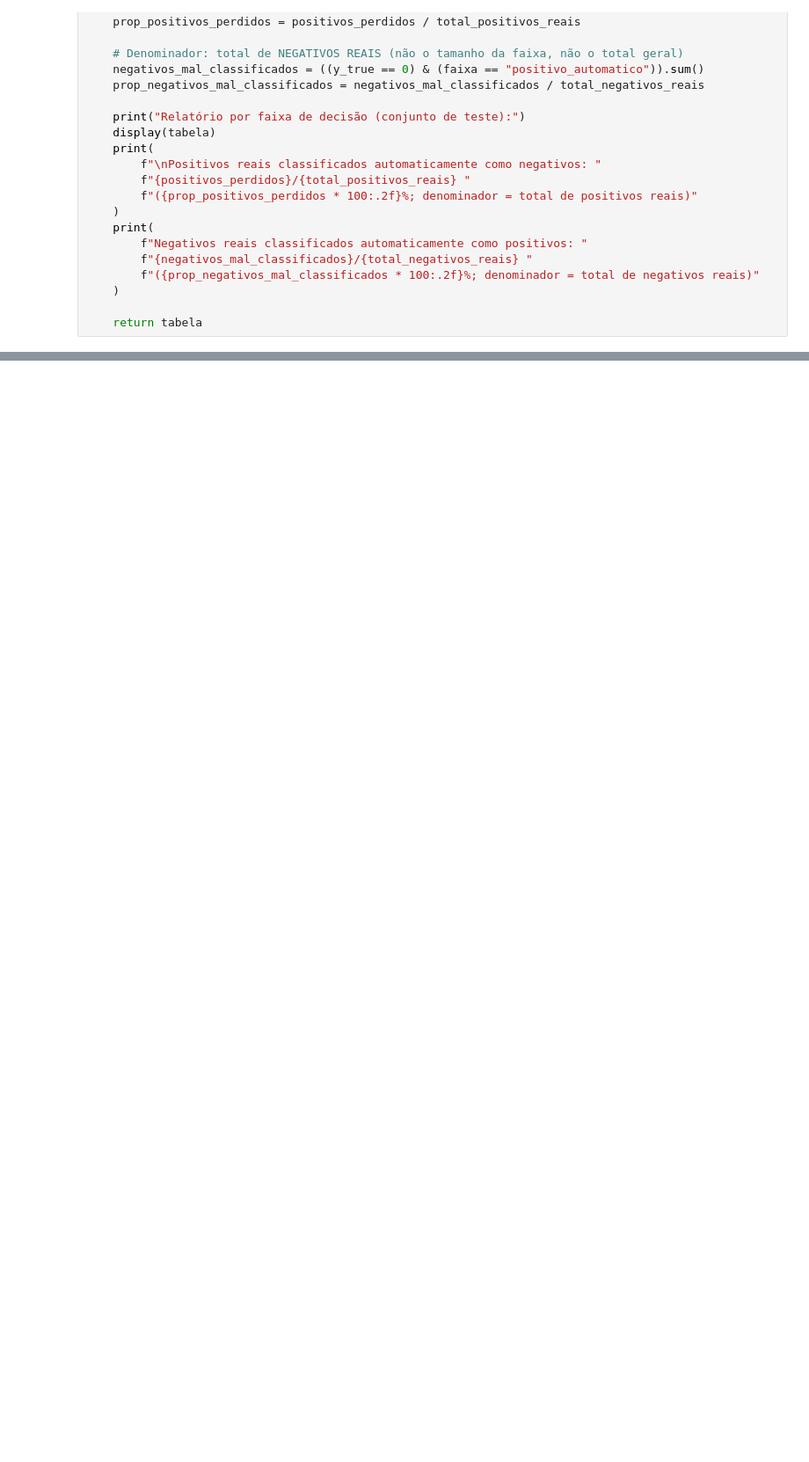
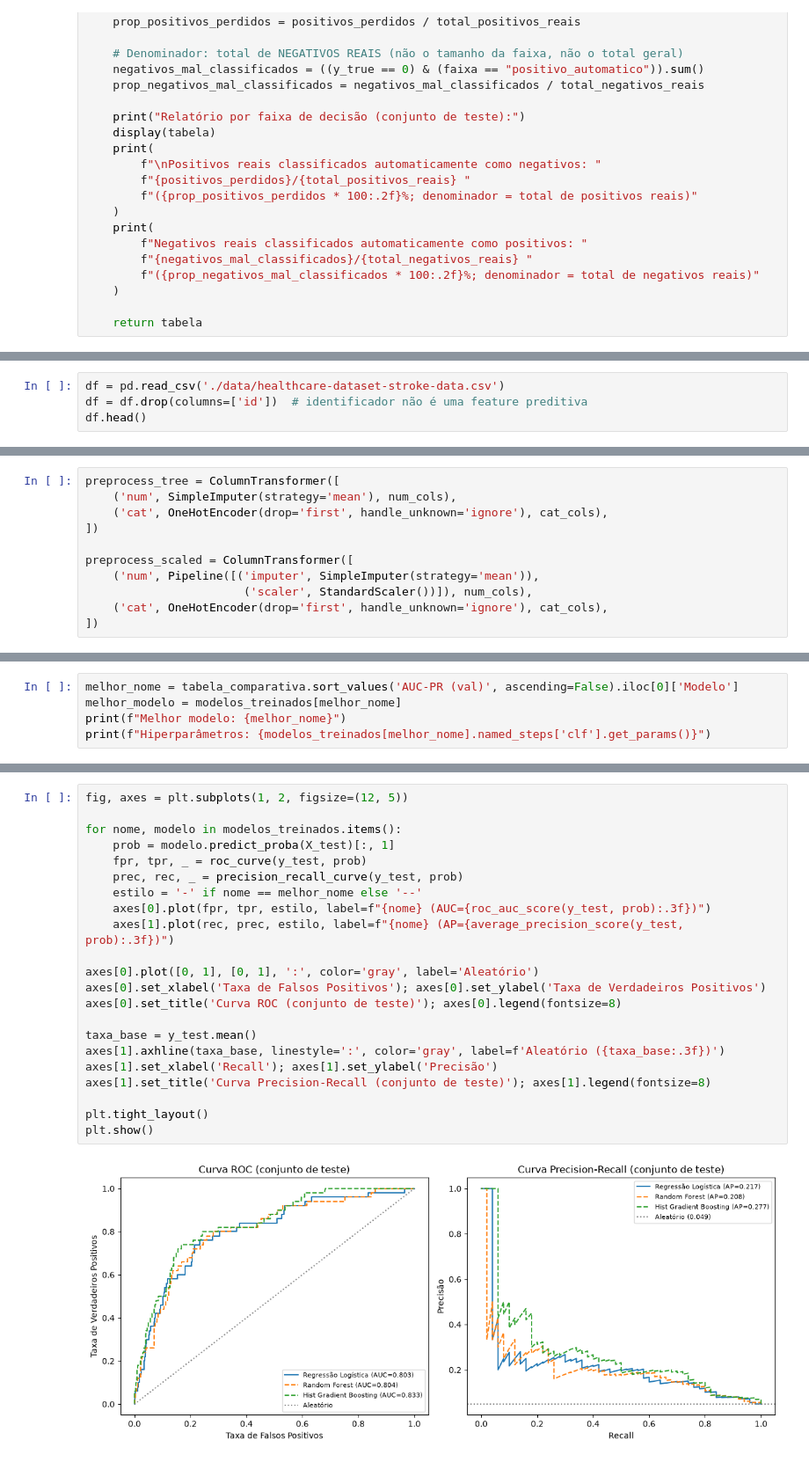
Before and after one commit to arthurrsn/analise-probabilidade-classificacao-binaria, a Jupyter notebook: histograma-classificacao-binaria.ipynb, the cells around one changed output, grey strips where cells are left out. Shown at 88% size. Drawn from its saved outputs; the diff is of its cells as text; blank space fills up the shorter version.

```diff
--- a/histograma-classificacao-binaria.ipynb
+++ b/histograma-classificacao-binaria.ipynb
@@ -261,0 +231,4 @@ classificação negativa que pode estar errada.
+# %%
+df = pd.read_csv('./data/healthcare-dataset-stroke-data.csv')
+df = df.drop(columns=['id'])  # identificador não é uma feature preditiva
+df.head()
@@ -261,0 +296,11 @@ classificação negativa que pode estar errada.
+# %%
+preprocess_tree = ColumnTransformer([
+    ('num', SimpleImputer(strategy='mean'), num_cols),
+    ('cat', OneHotEncoder(drop='first', handle_unknown='ignore'), cat_cols),
+])
+
+preprocess_scaled = ColumnTransformer([
+    ('num', Pipeline([('imputer', SimpleImputer(strategy='mean')),
+                       ('scaler', StandardScaler())]), num_cols),
+    ('cat', OneHotEncoder(drop='first', handle_unknown='ignore'), cat_cols),
+])
@@ -261,0 +370,5 @@ classificação negativa que pode estar errada.
+# %%
+melhor_nome = tabela_comparativa.sort_values('AUC-PR (val)', ascending=False).iloc[0]['Modelo']
+melhor_modelo = modelos_treinados[melhor_nome]
+print(f"Melhor modelo: {melhor_nome}")
+print(f"Hiperparâmetros: {modelos_treinados[melhor_nome].named_steps['clf'].get_params()}")
@@ -261,0 +413,24 @@ classificação negativa que pode estar errada.
+# %%
+fig, axes = plt.subplots(1, 2, figsize=(12, 5))
+
+for nome, modelo in modelos_treinados.items():
+    prob = modelo.predict_proba(X_test)[:, 1]
+    fpr, tpr, _ = roc_curve(y_test, prob)
+    prec, rec, _ = precision_recall_curve(y_test, prob)
+    estilo = '-' if nome == melhor_nome else '--'
+    axes[0].plot(fpr, tpr, estilo, label=f"{nome} (AUC={roc_auc_score(y_test, prob):.3f})")
+    axes[1].plot(rec, prec, estilo, label=f"{nome} (AP={average_precision_score(y_test, prob):.3f})")
+
+axes[0].plot([0, 1], [0, 1], ':', color='gray', label='Aleatório')
+axes[0].set_xlabel('Taxa de Falsos Positivos'); axes[0].set_ylabel('Taxa de Verdadeiros Positivos')
+axes[0].set_title('Curva ROC (conjunto de teste)'); axes[0].legend(fontsize=8)
+
+taxa_base = y_test.mean()
+axes[1].axhline(taxa_base, linestyle=':', color='gray', label=f'Aleatório ({taxa_base:.3f})')
+axes[1].set_xlabel('Recall'); axes[1].set_ylabel('Precisão')
+axes[1].set_title('Curva Precision-Recall (conjunto de teste)'); axes[1].legend(fontsize=8)
+
+plt.tight_layout()
+plt.show()
+# %% [output]
+[figure, added]
```
Also changed, not shown: parts of 77 cells of this notebook, 11 other files.
